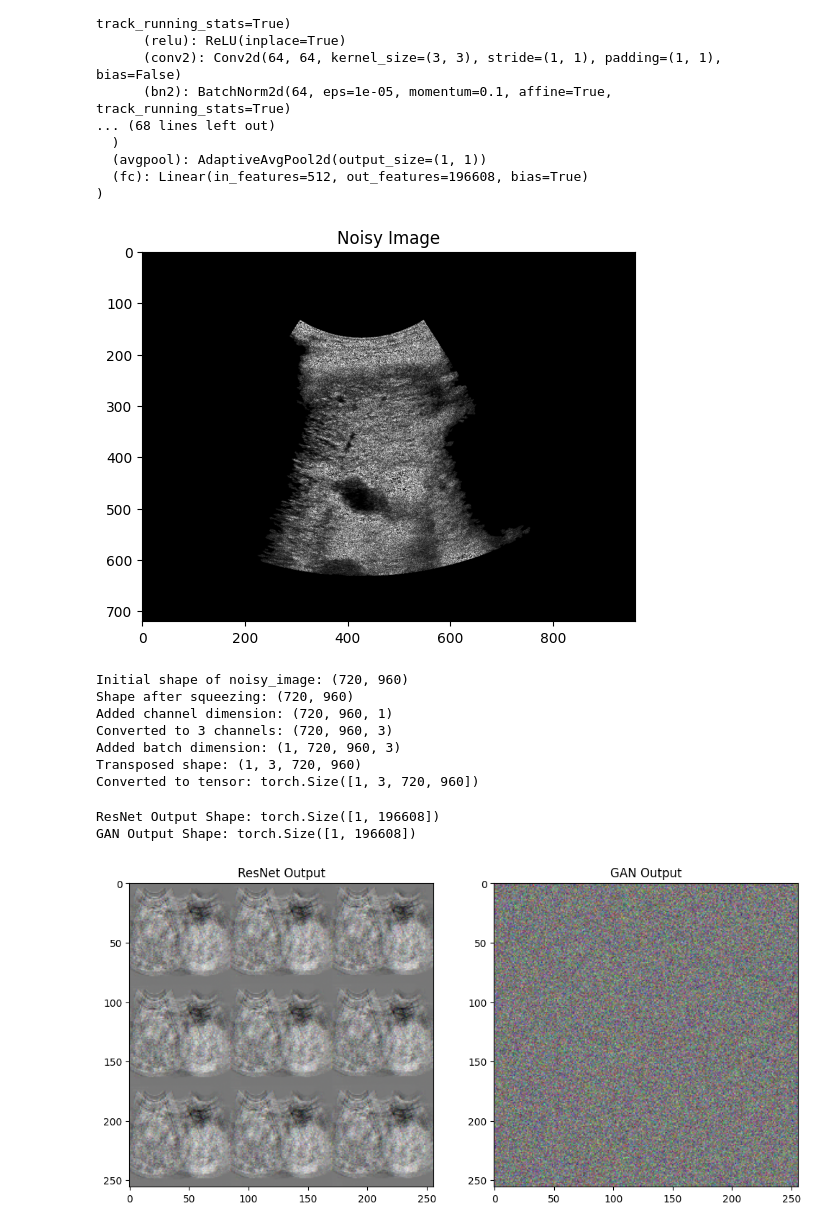
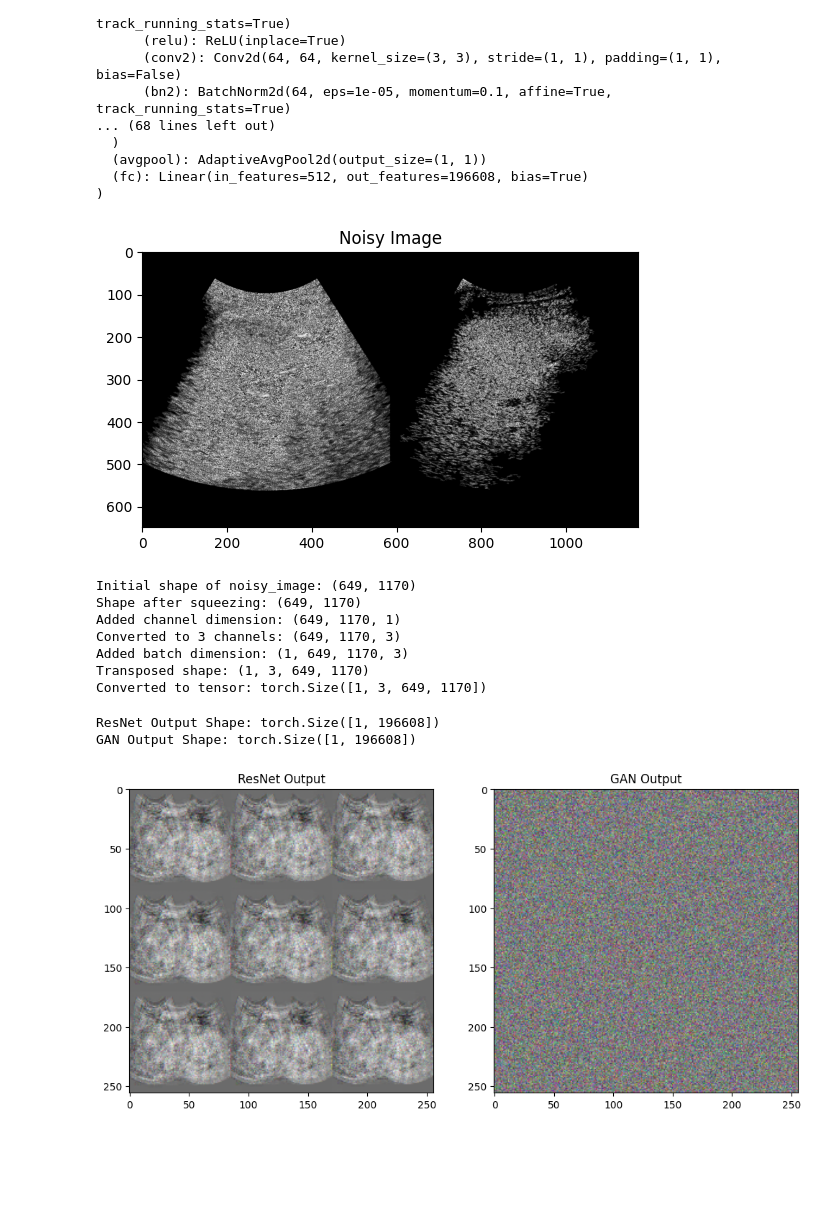
Before and after one commit to NikHerdt/ImageResolutionEnhancement, a Jupyter notebook: testing_models.ipynb, the cells around one changed output. Drawn from its saved outputs; the diff is of its cells as text; code cells hidden in the pictures; blank space fills up the shorter version.

```diff
--- a/testing_models.ipynb
+++ b/testing_models.ipynb
@@ -85,15 +85,15 @@ ResNet(
 )
 # %%
 # Load the noisy image
-noisy_image_path = "Noisy Images/1-1_speckle_noise.png"
+noisy_image_path = "Noisy Images/1-6_speckle_noise.png"
 noisy_image = plt.imread(noisy_image_path)
 
 # Display the noisy image
 plt.imshow(noisy_image, cmap='gray')
 plt.title("Noisy Image")
 plt.show()
 # %% [output]
-[figure, old version]
+[figure, new version]
 # %%
 # Print the initial shape of noisy_image
 print("Initial shape of noisy_image:", noisy_image.shape)
@@ -126,13 +126,13 @@ print("Transposed shape:", noisy_image.shape)
 noisy_image = torch.tensor(noisy_image).float()
 print("Converted to tensor:", noisy_image.shape)
 # %% [output]
-Initial shape of noisy_image: (720, 960)
-Shape after squeezing: (720, 960)
-Added channel dimension: (720, 960, 1)
-Converted to 3 channels: (720, 960, 3)
-Added batch dimension: (1, 720, 960, 3)
-Transposed shape: (1, 3, 720, 960)
-Converted to tensor: torch.Size([1, 3, 720, 960])
+Initial shape of noisy_image: (649, 1170)
+Shape after squeezing: (649, 1170)
+Added channel dimension: (649, 1170, 1)
+Converted to 3 channels: (649, 1170, 3)
+Added batch dimension: (1, 649, 1170, 3)
+Transposed shape: (1, 3, 649, 1170)
+Converted to tensor: torch.Size([1, 3, 649, 1170])
 # %%
 # Run the noisy image through the models
 with torch.no_grad():
@@ -169,4 +169,4 @@ plt.imshow(gan_output)
 plt.title("GAN Output")
 plt.show()
 # %% [output]
-[figure, old version]
+[figure, new version]
```
Also changed, not shown: parts of 1 cell of this notebook.
